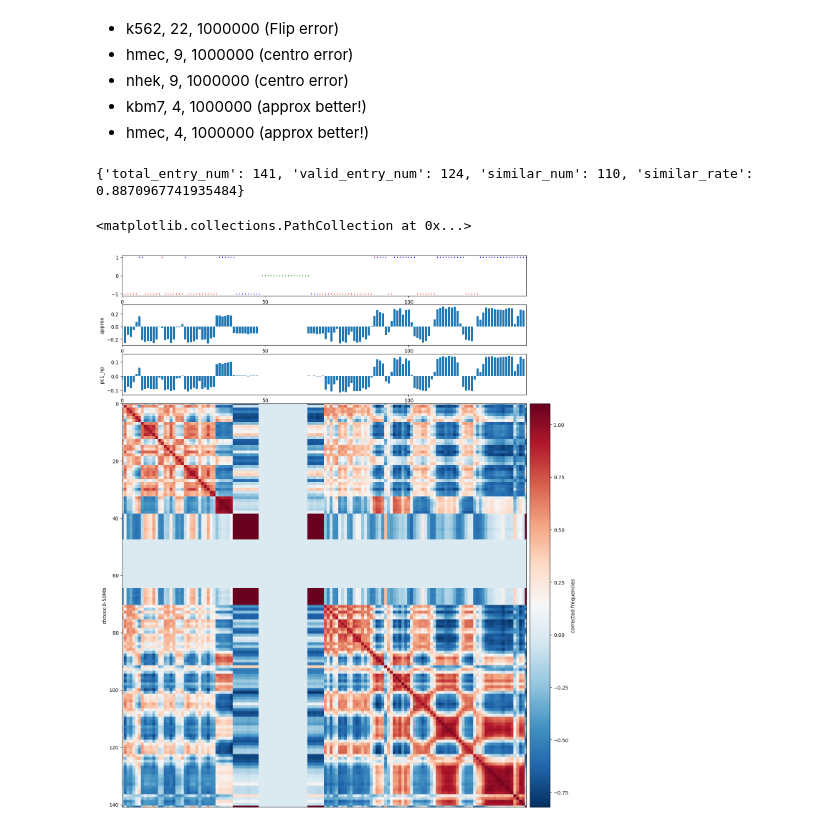
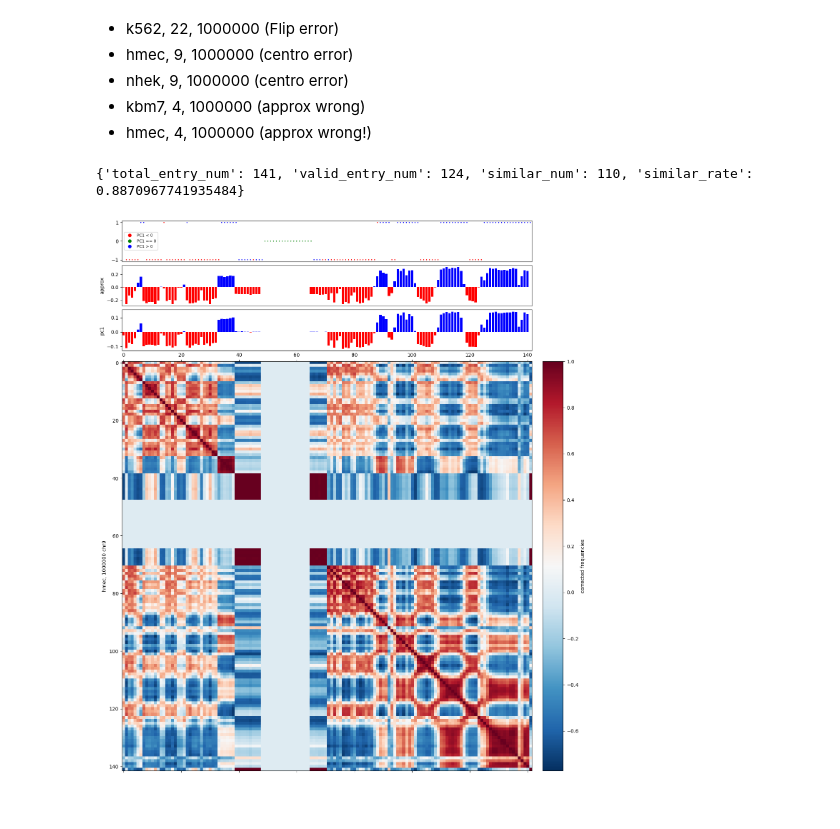
Before and after one commit to ZhiRongDev/HiCPEP, a Jupyter notebook: code_for_paper/notebooks/compare_similarity.ipynb, the cells around one changed output. Drawn from its saved outputs; the diff is of its cells as text; code cells hidden in the pictures.

Commit message:
Adjust the compare_similarity.ipynb plotting codes.

```diff
--- a/code_for_paper/notebooks/compare_similarity.ipynb
+++ b/code_for_paper/notebooks/compare_similarity.ipynb
@@ -10,8 +10,8 @@ from mpl_toolkits.axes_grid1 import make_axes_locatable
 * k562, 22, 1000000 (Flip error)
 * hmec, 9, 1000000 (centro error)
 * nhek, 9, 1000000 (centro error)
-* kbm7, 4, 1000000 (approx better!)
-* hmec, 4, 1000000 (approx better!)
+* kbm7, 4, 1000000 (approx wrong)
+* hmec, 4, 1000000 (approx wrong!)
 # %%
 cell_line = "hmec"
 resolution = 1000000
@@ -41,51 +41,55 @@ pc1_np = pc1_np[:-1]
 approx_np = approx_np[:-1]
 pc1_np = flip_track_gc(track_np=pc1_np, gc_np=gc_np)
 approx_np = flip_track_gc(track_np=approx_np, gc_np=gc_np)
+# %%
+# Compare with the origin Pearson.
+pearson = f"/media/jordan990301/Samsung_T5/HiC_Datasets/data_for_hicpap/data_store/data/rao_2014/juicer_outputs/{cell_line}/{resolution}/pearsons/pearson_chr{chrom}.txt"
+pearson_np = paptools.read_pearson(pearson=pearson, zero_mean=False)
 # %%
+# Settings for pearson_np
 f, ax = plt.subplots(
-    # figsize=(15, 10),
     figsize=(20, 20),
 )
-
 im = ax.matshow(
     pearson_np,
     cmap='RdBu_r',
 )
-plt.axis([0,len(approx_np),len(approx_np),0])
 
 divider = make_axes_locatable(ax)
-cax = divider.append_axes("right", size="5%", pad=0.1)
+cax = divider.append_axes("right", size="5%", pad=0.3)
 plt.colorbar(im, cax=cax, label='corrected frequencies')
-ax.set_ylabel('chrxxx:0-50Mb')
-ax.xaxis.set_visible(False)
+ax.set_ylabel(f'{cell_line}, {resolution} chr{chrom}')
 
-#### pc1
-ax1 = divider.append_axes("top", size="10%", pad=0.25, sharex=ax)
-x = [i for i in range(0, len(pc1_np))]
-ax1.bar(x, pc1_np)
-ax1.set_ylabel('pc1_np')
-ax1.set_xticks([])
+#### Settings for pc1_np
+ax1 = divider.append_axes("top", size="10%", pad=0.3, sharex=ax)
+pc1_x_axis = [i for i in range(0, len(pc1_np))]
+pc1_bar_color = ['b' if i > 0 else 'r' for i in pc1_np]
+ax1.bar(x=pc1_x_axis, height=pc1_np, color=pc1_bar_color)
+ax1.set_ylabel('pc1')
+ax1.xaxis.set_visible(False)
 
-#### approx
-ax2 = divider.append_axes("top", size="10%", pad=0.25, sharex=ax)
-x = [i for i in range(0, len(approx_np))]
-ax2.bar(x, approx_np)
+#### Settings for approx_np
+ax2 = divider.append_axes("top", size="10%", pad=0.1, sharex=ax)
+approx_x_axis = [i for i in range(0, len(approx_np))]
+approx_bar_color = ['b' if i > 0 else 'r' for i in approx_np]
+ax2.bar(x=approx_x_axis, height=approx_np, color=approx_bar_color)
 ax2.set_ylabel('approx')
-ax2.set_xticks([])
+ax2.xaxis.set_visible(False)
 
-####
+#### Settings for pc1_np vs approx_np
 similarity_info = paptools.calc_similarity(pc1_np, approx_np)
 total_entry_num = similarity_info["total_entry_num"]
 print(similarity_info)
 plot_x_axis = [i + 1 for i in range(total_entry_num)]
 approx_dots = [1 if i > 0 else -1 if i < 0 else 0 for i in approx_np]
 pc1_colors_values = [2 if i > 0 else 0 if i < 0 else 1 for i in pc1_np]
 pc1_colors = ListedColormap(['r', 'g', 'b'])
+scatter_labels = ["PC1 < 0", "PC1 == 0", "PC1 > 0"]
 
-ax3 = divider.append_axes("top", size="10%", pad=0.25, sharex=ax)
-ax3.set_xticks(np.arange(0, total_entry_num, 50))
-ax3.scatter(plot_x_axis, approx_dots, c=pc1_colors_values, cmap=pc1_colors, s=1)
+ax3 = divider.append_axes("top", size="10%", pad=0.1, sharex=ax)
+scatter_config = ax3.scatter(plot_x_axis, approx_dots, c=pc1_colors_values, cmap=pc1_colors, s=1)
+ax3.legend(handles=scatter_config.legend_elements()[0], labels=scatter_labels, fontsize="8", loc="center left")
+ax3.xaxis.set_visible(False)
 # %% [output]
 {'total_entry_num': 141, 'valid_entry_num': 124, 'similar_num': 110, 'similar_rate': 0.8870967741935484}
-<matplotlib.collections.PathCollection at 0x...>
-[figure, old version]
+[figure, new version]
```
Also changed, not shown: 1 other file.
